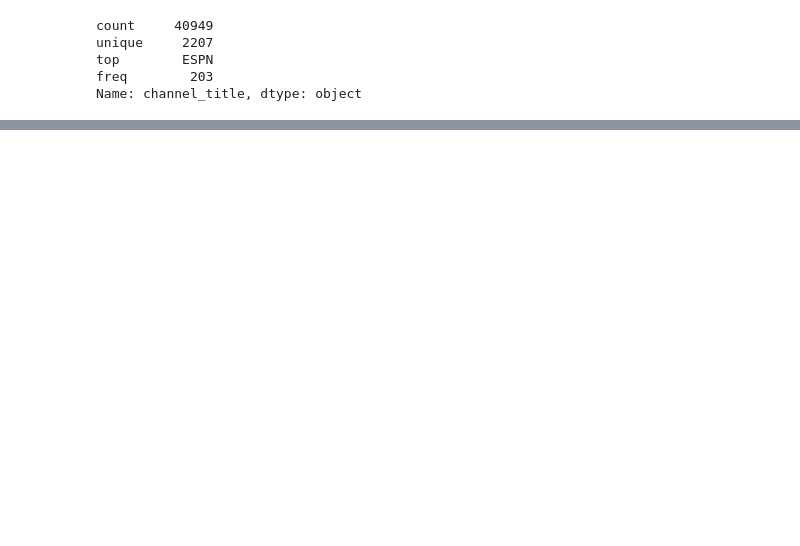
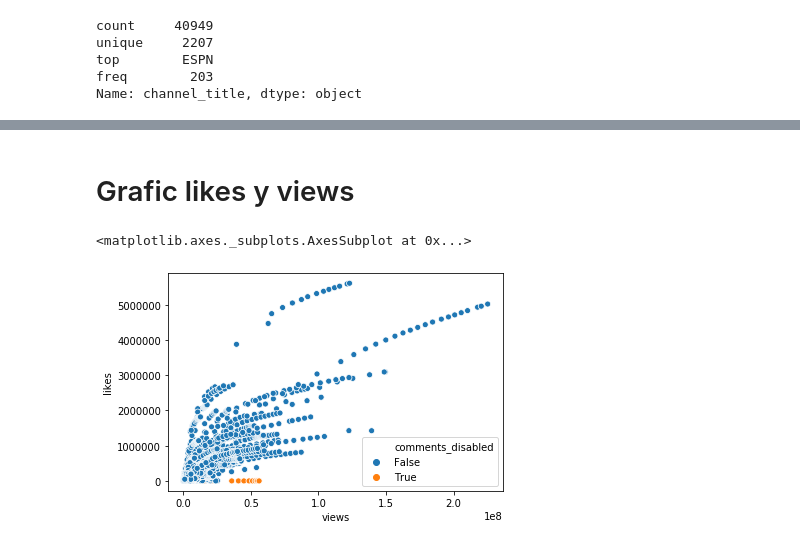
Before and after one commit to laloolea/pruebas-pandas, a Jupyter notebook: pruebas-youtube.ipynb, the cells around one changed output, grey strips where cells are left out. Saved outputs shown, nothing was run; the diff lists cells and outputs as text; code cells hidden in the pictures; blank space fills up the shorter version.

```diff
--- a/pruebas-youtube.ipynb
+++ b/pruebas-youtube.ipynb
@@ -42,0 +102,7 @@ array(['CaseyNeistat', 'LastWeekTonight', 'Rudy Mancuso', ...,
+# %% [markdown]
+# Grafic likes y views
+# %%
+sns.scatterplot(x=reviews['views'], y=reviews['likes'], hue=reviews['comments_disabled'])
+# %% [output]
+<matplotlib.axes._subplots.AxesSubplot at 0x...>
+[figure, added]
```
Also changed, not shown: parts of 15 cells of this notebook, 2 other files.
